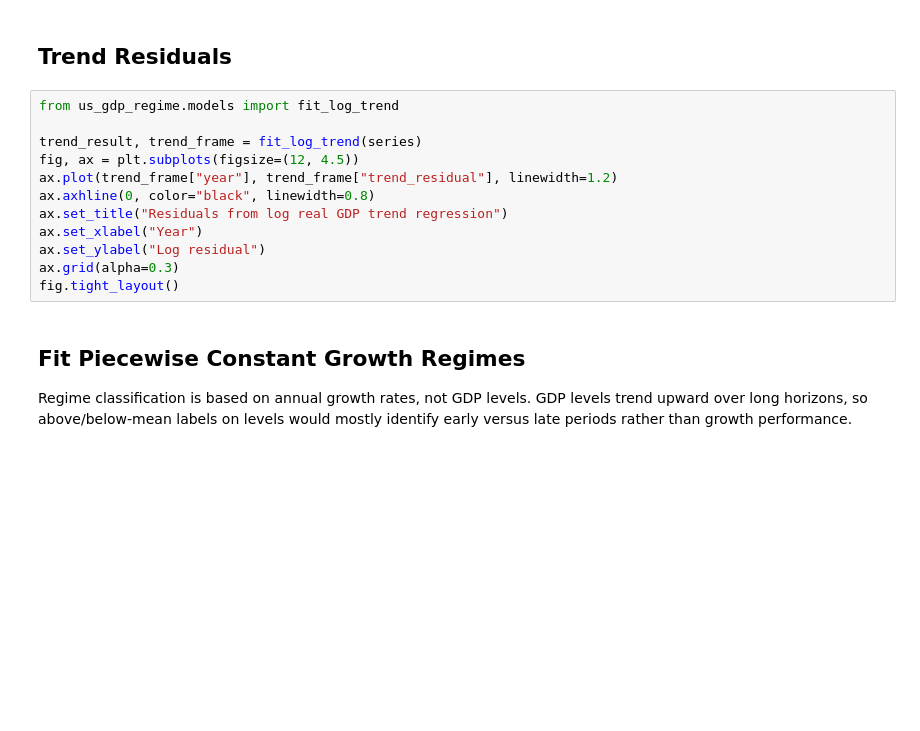
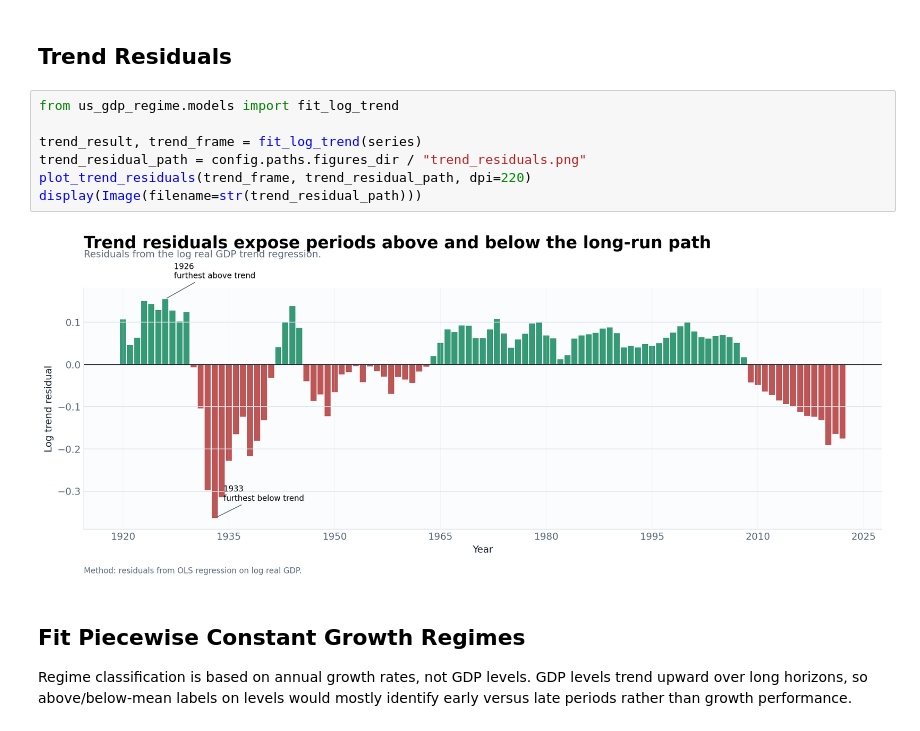
Before and after one commit to DiogoRibeiro7/us-gdp-regime-1920, a Jupyter notebook: notebooks/02_regression_piecewise_regimes.ipynb, the cells around one changed output. Saved outputs shown, nothing was run; the diff lists cells and outputs as text; blank space fills up the shorter version.

```diff
--- a/notebooks/02_regression_piecewise_regimes.ipynb
+++ b/notebooks/02_regression_piecewise_regimes.ipynb
@@ -78,15 +74,12 @@ The trend slope is interpreted as an average annualised exponential growth rate.
 # %%
 from us_gdp_regime.models import fit_log_trend
 
 trend_result, trend_frame = fit_log_trend(series)
-fig, ax = plt.subplots(figsize=(12, 4.5))
-ax.plot(trend_frame["year"], trend_frame["trend_residual"], linewidth=1.2)
-ax.axhline(0, color="black", linewidth=0.8)
-ax.set_title("Residuals from log real GDP trend regression")
-ax.set_xlabel("Year")
-ax.set_ylabel("Log residual")
-ax.grid(alpha=0.3)
-fig.tight_layout()
+trend_residual_path = config.paths.figures_dir / "trend_residuals.png"
+plot_trend_residuals(trend_frame, trend_residual_path, dpi=220)
+display(Image(filename=str(trend_residual_path)))
+# %% [output]
+[figure, added]
 # %% [markdown]
 ## Fit Piecewise Constant Growth Regimes
 
```
Also changed, not shown: parts of 4 cells of this notebook, 6 other files.
